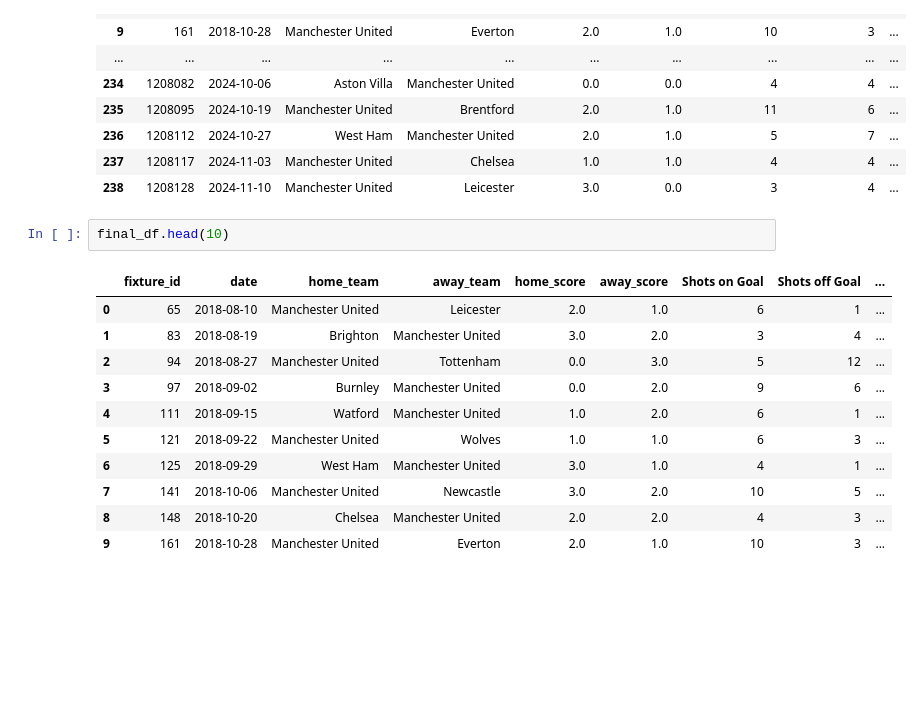
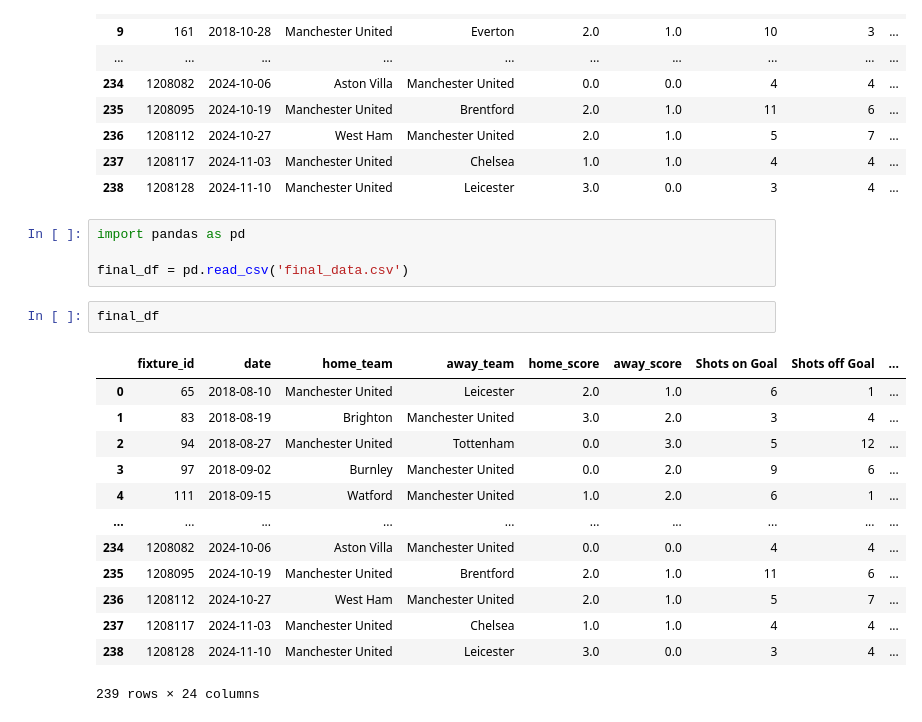
Before and after one commit to sballs9/Soccer_Team_Form_Analysis, a Jupyter notebook: data_collection.ipynb, the cells around one changed output. Saved outputs shown, nothing was run; the diff lists cells and outputs as text; blank space fills up the shorter version.

```diff
--- a/data_collection.ipynb
+++ b/data_collection.ipynb
@@ -588,17 +588,23 @@ final_df
 | 236 | 1208112 | 2024-10-27 | West Ham | Manchester United | 2.0 | 1.0 | 5 | 7 | ... |
 | 237 | 1208117 | 2024-11-03 | Manchester United | Chelsea | 1.0 | 1.0 | 4 | 4 | ... |
 | 238 | 1208128 | 2024-11-10 | Manchester United | Leicester | 3.0 | 0.0 | 3 | 4 | ... |
+# %%
+import pandas as pd
+
+final_df = pd.read_csv('final_data.csv')
 # %%
-final_df.head(10)
+final_df
 # %% [output]
 |  | fixture_id | date | home_team | away_team | home_score | away_score | Shots on Goal | Shots off Goal | ... |
 | 0 | 65 | 2018-08-10 | Manchester United | Leicester | 2.0 | 1.0 | 6 | 1 | ... |
 | 1 | 83 | 2018-08-19 | Brighton | Manchester United | 3.0 | 2.0 | 3 | 4 | ... |
 | 2 | 94 | 2018-08-27 | Manchester United | Tottenham | 0.0 | 3.0 | 5 | 12 | ... |
 | 3 | 97 | 2018-09-02 | Burnley | Manchester United | 0.0 | 2.0 | 9 | 6 | ... |
 | 4 | 111 | 2018-09-15 | Watford | Manchester United | 1.0 | 2.0 | 6 | 1 | ... |
-| 5 | 121 | 2018-09-22 | Manchester United | Wolves | 1.0 | 1.0 | 6 | 3 | ... |
-| 6 | 125 | 2018-09-29 | West Ham | Manchester United | 3.0 | 1.0 | 4 | 1 | ... |
-| 7 | 141 | 2018-10-06 | Manchester United | Newcastle | 3.0 | 2.0 | 10 | 5 | ... |
-| 8 | 148 | 2018-10-20 | Chelsea | Manchester United | 2.0 | 2.0 | 4 | 3 | ... |
-| 9 | 161 | 2018-10-28 | Manchester United | Everton | 2.0 | 1.0 | 10 | 3 | ... |
+| ... | ... | ... | ... | ... | ... | ... | ... | ... | ... |
+| 234 | 1208082 | 2024-10-06 | Aston Villa | Manchester United | 0.0 | 0.0 | 4 | 4 | ... |
+| 235 | 1208095 | 2024-10-19 | Manchester United | Brentford | 2.0 | 1.0 | 11 | 6 | ... |
+| 236 | 1208112 | 2024-10-27 | West Ham | Manchester United | 2.0 | 1.0 | 5 | 7 | ... |
+| 237 | 1208117 | 2024-11-03 | Manchester United | Chelsea | 1.0 | 1.0 | 4 | 4 | ... |
+| 238 | 1208128 | 2024-11-10 | Manchester United | Leicester | 3.0 | 0.0 | 3 | 4 | ... |
+239 rows × 24 columns
```
Also changed, not shown: parts of 7 cells of this notebook, 1 other file.
